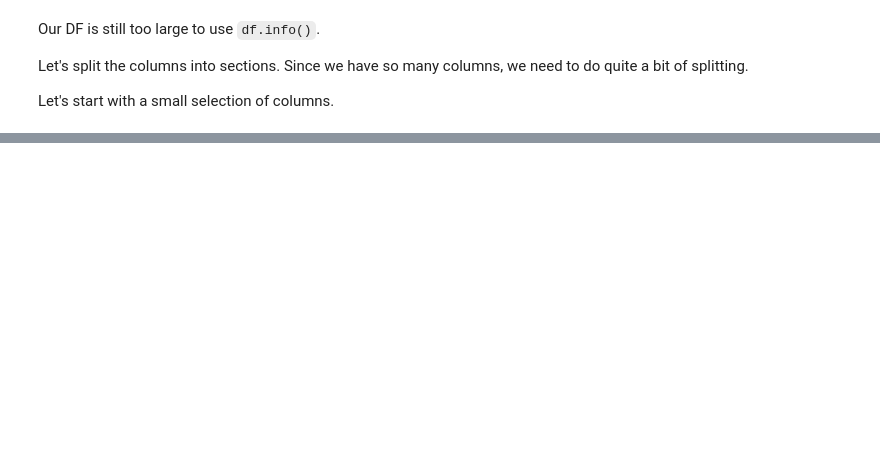
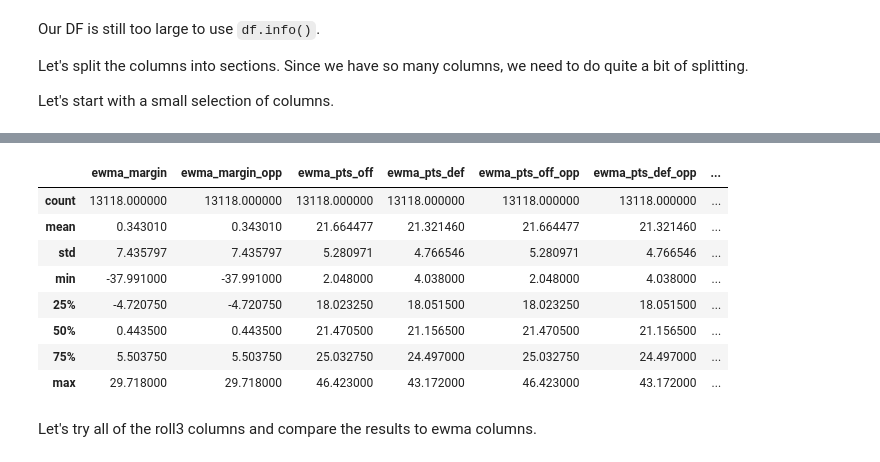
Before and after one commit to edubu2/metis-project2, a Jupyter notebook: code/feature_engineering.ipynb, the cells around one changed output, grey strips where cells are left out. Saved outputs shown, nothing was run; the diff lists cells and outputs as text; code cells hidden in the pictures; blank space fills up the shorter version.

```diff
--- a/code/feature_engineering.ipynb
+++ b/code/feature_engineering.ipynb
@@ -148,0 +186,12 @@ sns.pairplot(ewma_df, plot_kws=dict(alpha=.1, edgecolor='none'))
+# %%
+plot_cols.describe()
+# %% [output]
+|  | ewma_margin | ewma_margin_opp | ewma_pts_off | ewma_pts_def | ewma_pts_off_opp | ewma_pts_def_opp | ... |
+| count | 13118.000000 | 13118.000000 | 13118.000000 | 13118.000000 | 13118.000000 | 13118.000000 | ... |
+| mean | 0.343010 | 0.343010 | 21.664477 | 21.321460 | 21.664477 | 21.321460 | ... |
+| std | 7.435797 | 7.435797 | 5.280971 | 4.766546 | 5.280971 | 4.766546 | ... |
+| min | -37.991000 | -37.991000 | 2.048000 | 4.038000 | 2.048000 | 4.038000 | ... |
+| 25% | -4.720750 | -4.720750 | 18.023250 | 18.051500 | 18.023250 | 18.051500 | ... |
+| 50% | 0.443500 | 0.443500 | 21.470500 | 21.156500 | 21.470500 | 21.156500 | ... |
+| 75% | 5.503750 | 5.503750 | 25.032750 | 24.497000 | 25.032750 | 24.497000 | ... |
+| max | 29.718000 | 29.718000 | 46.423000 | 43.172000 | 46.423000 | 43.172000 | ... |
@@ -148,0 +224,2 @@ sns.pairplot(ewma_df, plot_kws=dict(alpha=.1, edgecolor='none'))
+# %% [markdown]
+Let's try all of the roll3 columns and compare the results to ewma columns.
```
Also changed, not shown: parts of 39 cells of this notebook, 1 other file.
